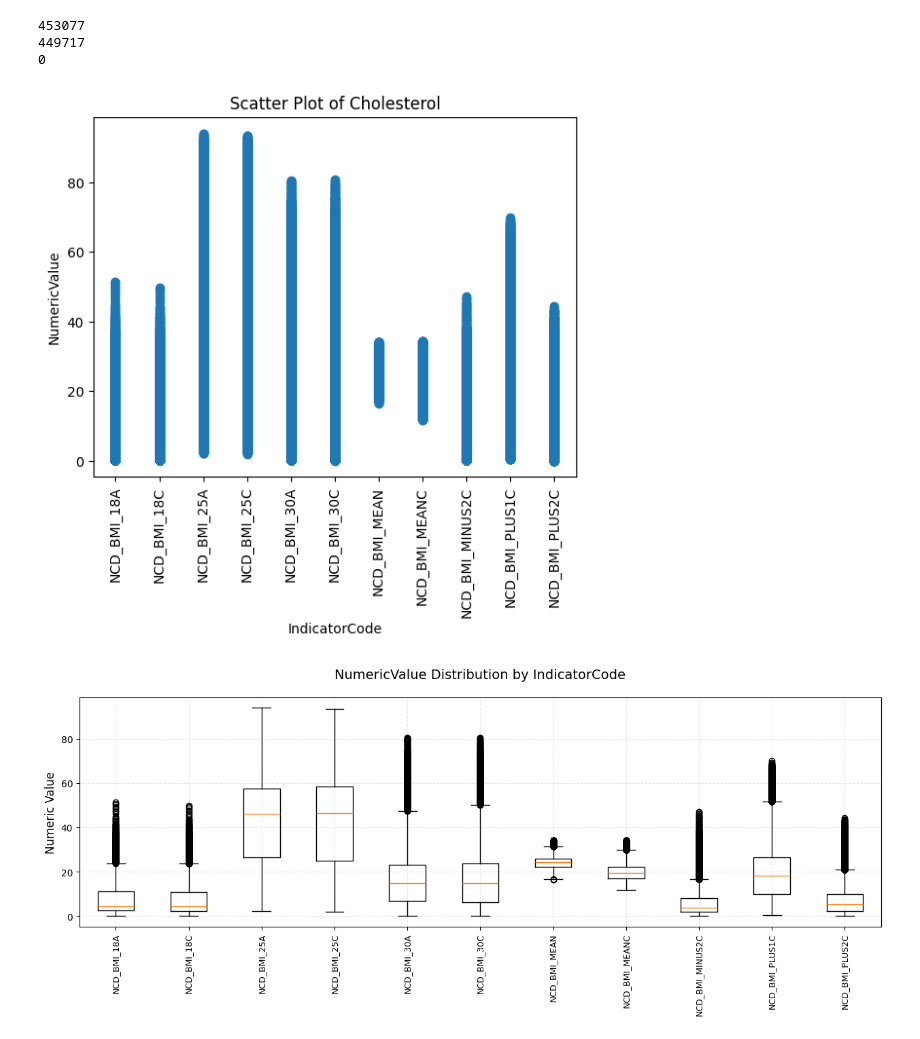
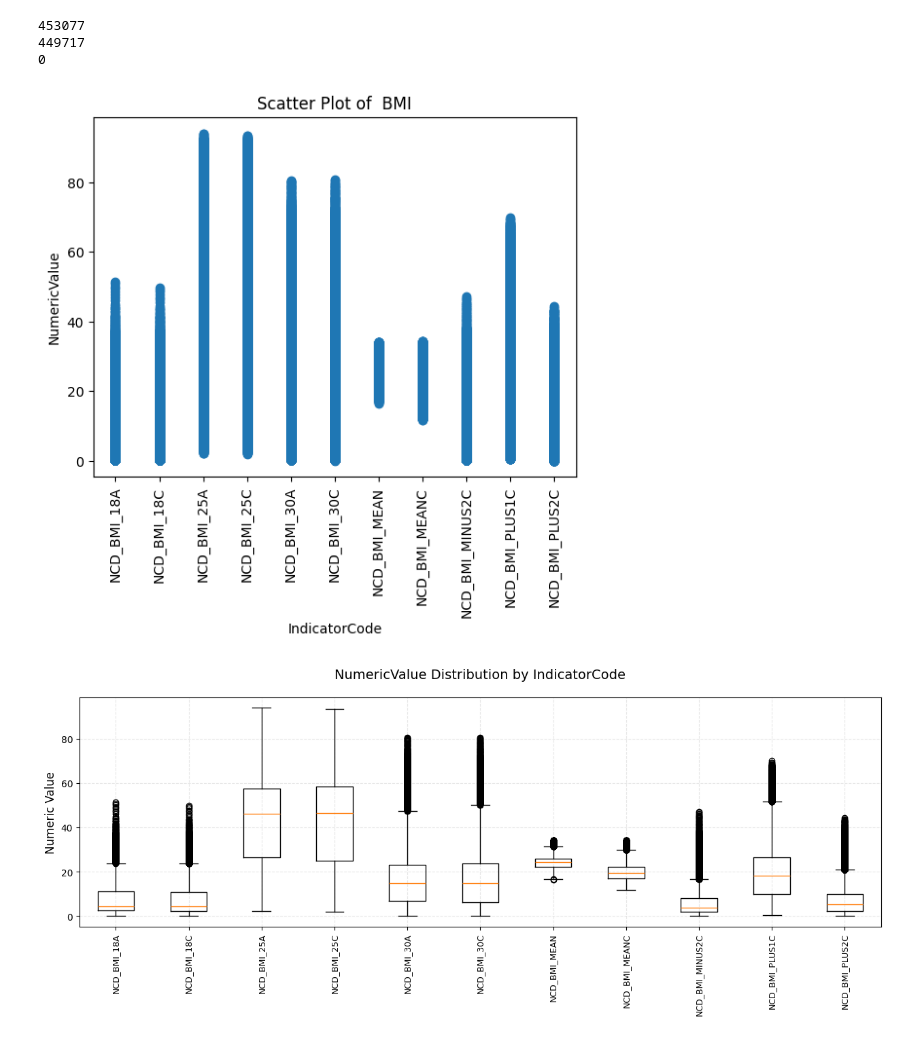
Before and after one commit to baolam/heart-disease-analysis, a Jupyter notebook: preprocessing/outlier/BMI.ipynb, the cells around one changed output. Cells and saved outputs as stored; diff of their text form; code cells hidden in the pictures.

```diff
--- a/preprocessing/outlier/BMI.ipynb
+++ b/preprocessing/outlier/BMI.ipynb
@@ -53,13 +53,13 @@ print(df["NumericValue"].isnull().sum())
 # %%
 plt.figure()
 plt.scatter(df['IndicatorCode'], df['NumericValue'])
 plt.xlabel('IndicatorCode')
 plt.ylabel('NumericValue')
-plt.title('Scatter Plot of Cholesterol')
+plt.title('Scatter Plot of  BMI')
 plt.xticks(rotation=90)
 plt.show()
 # %% [output]
-[figure, old version]
+[figure, new version]
 # %%
 plt.figure(figsize=(14, 6))
 
```
Also changed, not shown: parts of 1 cell of this notebook.
